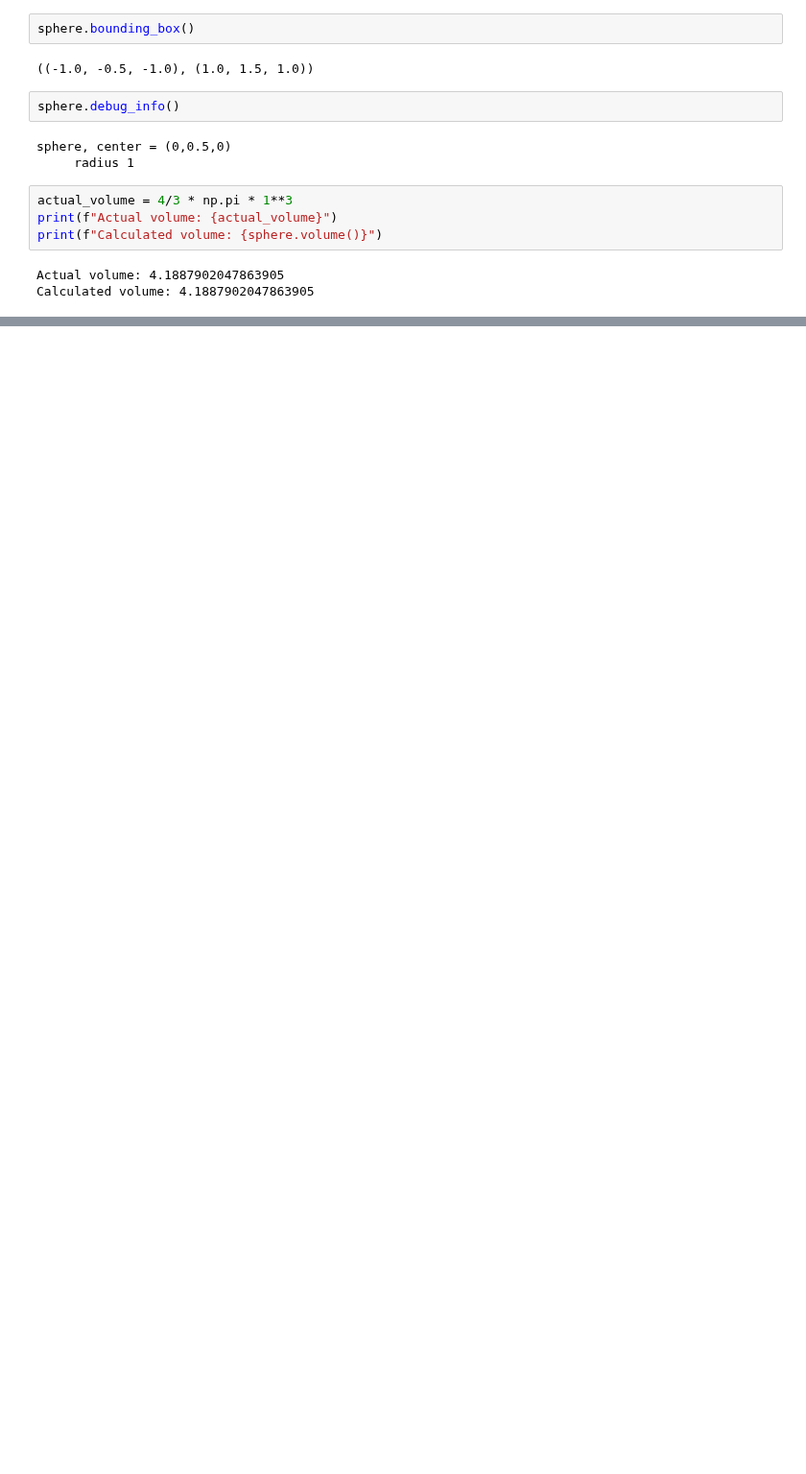
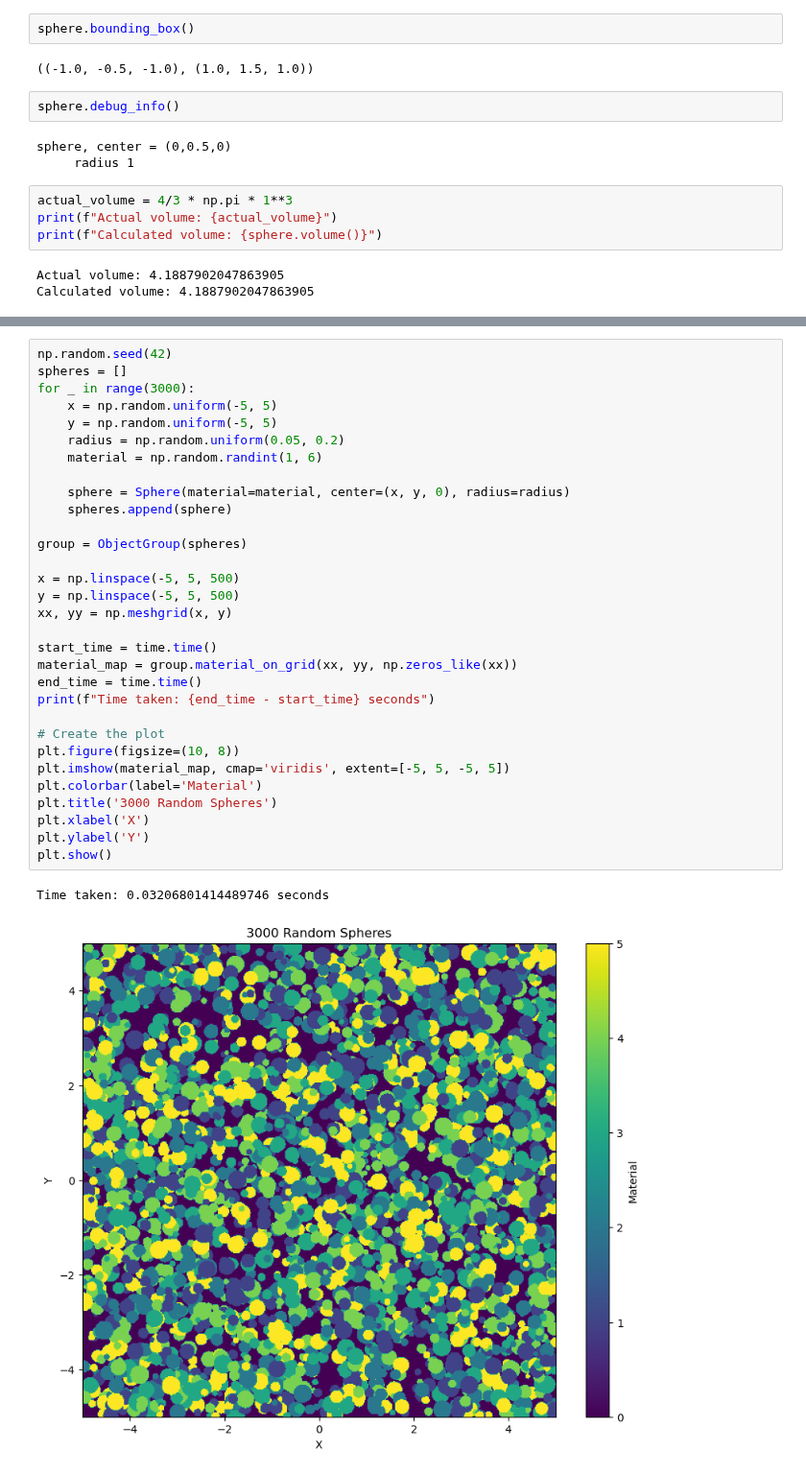
Before and after one commit to NanoComp/libctl, a Jupyter notebook: python/test.ipynb, the cells around one changed output, grey strips where cells are left out. Shown at 96% size. Saved outputs shown, nothing was run; the diff lists cells and outputs as text; blank space fills up the shorter version.

```diff
--- a/python/test.ipynb
+++ b/python/test.ipynb
@@ -150 +152,35 @@ Time taken: 0.23345279693603516 seconds
 [figure]
+# %%
+np.random.seed(42)
+spheres = []
+for _ in range(3000):
+    x = np.random.uniform(-5, 5)
+    y = np.random.uniform(-5, 5)
+    radius = np.random.uniform(0.05, 0.2)
+    material = np.random.randint(1, 6)
+
+    sphere = Sphere(material=material, center=(x, y, 0), radius=radius)
+    spheres.append(sphere)
+
+group = ObjectGroup(spheres)
+
+x = np.linspace(-5, 5, 500)
+y = np.linspace(-5, 5, 500)
+xx, yy = np.meshgrid(x, y)
+
+start_time = time.time()
+material_map = group.material_on_grid(xx, yy, np.zeros_like(xx))
+end_time = time.time()
+print(f"Time taken: {end_time - start_time} seconds")
+
+# Create the plot
+plt.figure(figsize=(10, 8))
+plt.imshow(material_map, cmap='viridis', extent=[-5, 5, -5, 5])
+plt.colorbar(label='Material')
+plt.title('3000 Random Spheres')
+plt.xlabel('X')
+plt.ylabel('Y')
+plt.show()
+# %% [output]
+Time taken: 0.03206801414489746 seconds
+[figure, added]
```
Also changed, not shown: parts of 4 cells of this notebook, 3 other files.
